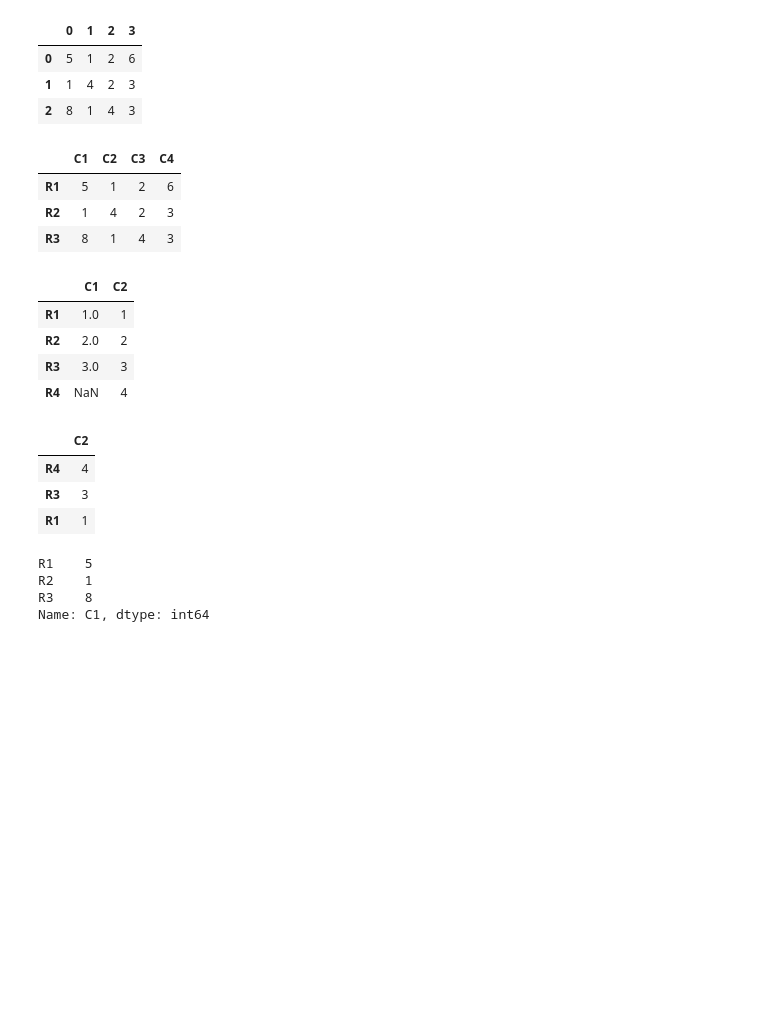
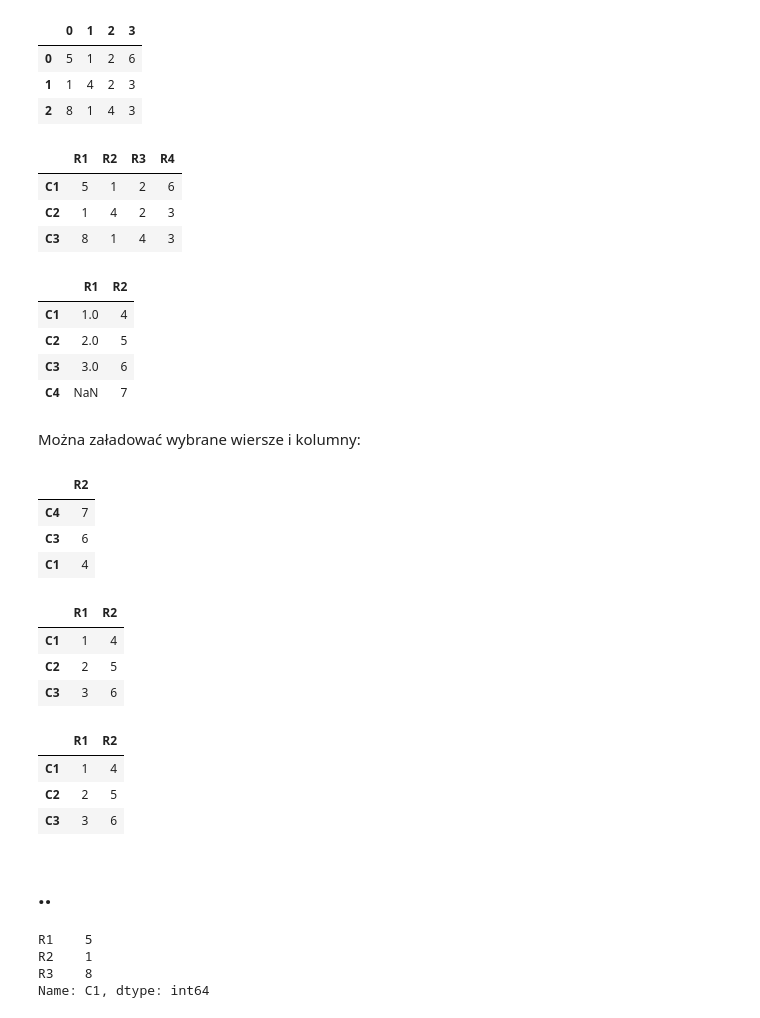
Before and after one commit to trypuz/ai_dla_kazdego, a Jupyter notebook: data_science_dla_kazdego/pandas.ipynb, the cells around one changed output. Drawn from its saved outputs; the diff is of its cells as text; code cells hidden in the pictures; blank space fills up the shorter version.

Commit message:
tworzenie DataFrame cd

```diff
--- a/data_science_dla_kazdego/pandas.ipynb
+++ b/data_science_dla_kazdego/pandas.ipynb
@@ -170,38 +170,66 @@ df
 | 1 | 1 | 4 | 2 | 3 |
 | 2 | 8 | 1 | 4 | 3 |
 # %%
-index = ['R1', 'R2', 'R3']
-columns = ['C1', 'C2', 'C3', 'C4']
+index = ['C1', 'C2', 'C3']
+columns = ['R1', 'R2', 'R3', 'R4']
+
 df = pd.DataFrame(data=a, index=index, columns=columns)
 df
 # %% [output]
-|  | C1 | C2 | C3 | C4 |
-| R1 | 5 | 1 | 2 | 6 |
-| R2 | 1 | 4 | 2 | 3 |
-| R3 | 8 | 1 | 4 | 3 |
+|  | R1 | R2 | R3 | R4 |
+| C1 | 5 | 1 | 2 | 6 |
+| C2 | 1 | 4 | 2 | 3 |
+| C3 | 8 | 1 | 4 | 3 |
 # %%
-d = {'C1' : pd.Series([1, 2, 3], index=['R1', 'R2', 'R3']),
-     'C2' : pd.Series([1, 2, 3, 4], index=['R1', 'R2', 'R3', 'R4'])}
+s = {'R1' : pd.Series([1, 2, 3], index=['C1', 'C2', 'C3']),
+     'R2' : pd.Series([4, 5, 6, 7], index=['C1', 'C2', 'C3', 'C4'])}
 
-df = pd.DataFrame(d)
+df = pd.DataFrame(s)
 df
 # %% [output]
-|  | C1 | C2 |
-| R1 | 1.0 | 1 |
-| R2 | 2.0 | 2 |
-| R3 | 3.0 | 3 |
-| R4 | NaN | 4 |
+|  | R1 | R2 |
+| C1 | 1.0 | 4 |
+| C2 | 2.0 | 5 |
+| C3 | 3.0 | 6 |
+| C4 | NaN | 7 |
+# %% [markdown]
+Można załadować wybrane wiersze i kolumny:
 # %%
-d = {'C1' : pd.Series([1, 2, 3], index=['R1', 'R2', 'R3']),
-     'C2' : pd.Series([1, 2, 3, 4], index=['R1', 'R2', 'R3', 'R4'])}
+s = {'R1' : pd.Series([1, 2, 3], index=['C1', 'C2', 'C3']),
+     'R2' : pd.Series([4, 5, 6, 7], index=['C1', 'C2', 'C3', 'C4'])}
 
-df = pd.DataFrame(d, index=['R4', 'R3', 'R1'], columns=['C2'])
+df = pd.DataFrame(s, index=['C4', 'C3', 'C1'], columns=['R2'])
 df
 # %% [output]
-|  | C2 |
-| R4 | 4 |
-| R3 | 3 |
-| R1 | 1 |
+|  | R2 |
+| C4 | 7 |
+| C3 | 6 |
+| C1 | 4 |
+# %%
+l = [{'R1': 1, 'R2': 4},
+     {'R1': 2, 'R2': 5},
+     {'R1': 3, 'R2': 6}]
+
+df = pd.DataFrame(l, index=['C1', 'C2', 'C3'])
+df
+# %% [output]
+|  | R1 | R2 |
+| C1 | 1 | 4 |
+| C2 | 2 | 5 |
+| C3 | 3 | 6 |
+# %%
+d = {'R1' : [1, 2, 3],
+     'R2' : [4, 5, 6]}
+
+df = pd.DataFrame(d, index=['C1', 'C2', 'C3'])
+df
+# %% [output]
+|  | R1 | R2 |
+| C1 | 1 | 4 |
+| C2 | 2 | 5 |
+| C3 | 3 | 6 |
+# %% [markdown]
+## ..
 # %%
 df['C1']
 # %% [output]
```
